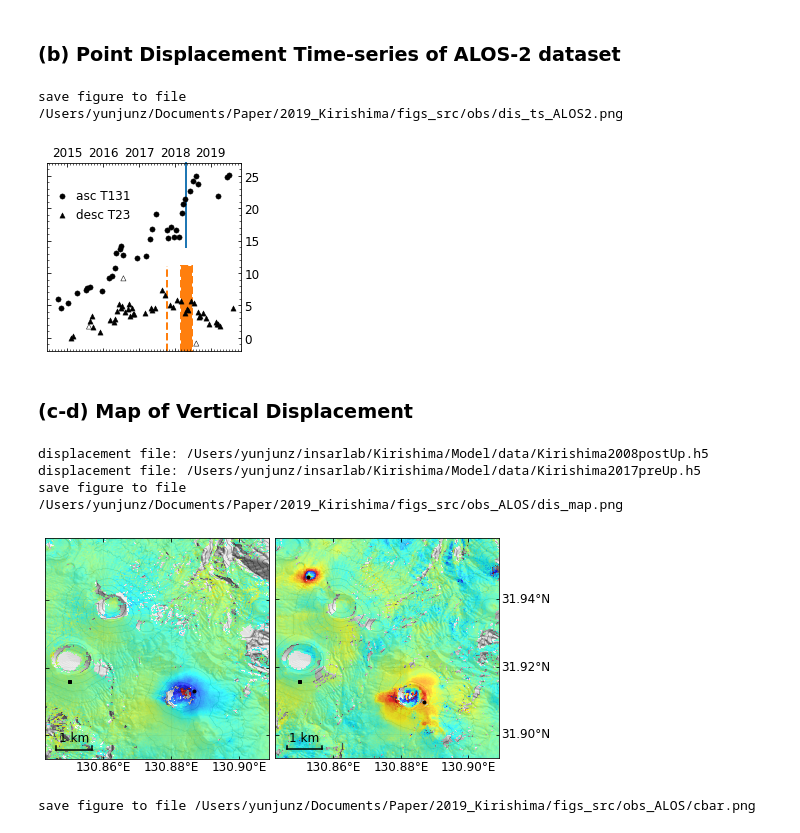
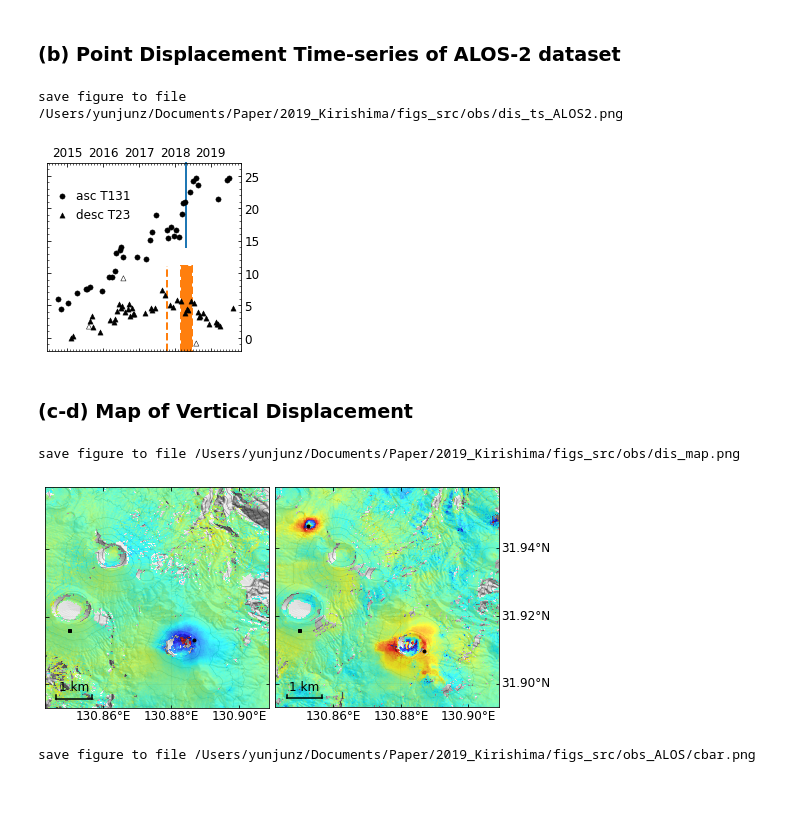
Before and after one commit to geodesymiami/2021-Kirishima, a Jupyter notebook: Fig_2_observations.ipynb, the cells around one changed output. Cells and saved outputs as stored; diff of their text form; code cells hidden in the pictures; blank space fills up the shorter version.

```diff
--- a/Fig_2_observations.ipynb
+++ b/Fig_2_observations.ipynb
@@ -144,8 +102,8 @@ save figure to file /Users/yunjunz/Documents/Paper/2019_Kirishima/figs_src/obs/d
 # %% [markdown]
 ### (b) Point Displacement Time-series of ALOS-2 dataset
 # %%
-ts_file_D = os.path.expanduser('~/insarlab/Kirishima/KirishimaAlos2DT23/mintpy_all/timeseries_ERA5_ramp_demErr.h5')
-ts_file_A = os.path.expanduser('~/insarlab/Kirishima/KirishimaAlos2AT131/mintpy_all/timeseries_ERA5_ramp_demErr.h5')
+ts_file_D = os.path.expanduser('~/insarlab/Kirishima/KirishimaAlos2DT23/mintpyAll/timeseries_ERA5_ramp_demErr.h5')
+ts_file_A = os.path.expanduser('~/insarlab/Kirishima/KirishimaAlos2AT131/mintpyAll/timeseries_ERA5_ramp_demErr.h5')
 
 fig, ax = plt.subplots(nrows=1, ncols=1, figsize=[3.0, 2.9])
 plot_point_displacement_timeseries(ax, ts_file_A, lalo_list[2], offset=6, marker='o', label='asc T131')
@@ -158,39 +116,47 @@ ax.axvline(x=e_date, ymax=0.45,
 
 e_dates = ptime.date_list2vector(['20180301', '20180627'])[0]
 ax.axvspan(xmin=e_dates[0], xmax=e_dates[1], ymax=0.45,
            color=pp.mplColors[1], linestyle='--', linewidth=2, zorder=0, clip_on=False)
 
 e_date = ptime.date_list2vector(['20180426'])[0]
 ax.axvline(x=e_date, ymin=0.55,
            color=pp.mplColors[0], linestyle='-', linewidth=2, zorder=0, clip_on=False)
 
 # axes format
 ax.set_xlim(dt(2014, 6, 5), dt(2019, 11, 5))
 ax.set_ylim([-2, 27])
 ax.xaxis.tick_top()
 ax.xaxis.set_label_position("top")
 ax.yaxis.tick_right()
 ax.yaxis.set_label_position('right')
 ax.tick_params(which='both', direction='in', labelsize=font_size, bottom=True, top=True, left=True, right=True)
 ax.xaxis.set_minor_locator(mdates.MonthLocator())
 ax.yaxis.set_minor_locator(ticker.AutoMinorLocator())
 ax.yaxis.set_major_locator(ticker.MultipleLocator(5))
 #ax.set_ylabel('LOS displacement [cm]', fontsize=font_size, y=0.45)
 fig.subplots_adjust(wspace=0.18, left=0.05, right=0.95, top=0.95, bottom=0.05)
 ax.legend(loc='upper left', bbox_to_anchor=(-0.02, 0.90), frameon=False, borderaxespad=0.2, handletextpad=0.2, fontsize=12)
 
 # output
 out_file = os.path.abspath('dis_ts_ALOS2.png')
-plt.savefig(out_file, bbox_inches='tight', transparent=False, dpi=fig_dpi)
+#plt.savefig(out_file, bbox_inches='tight', transparent=False, dpi=fig_dpi)
 print('save figure to file', out_file)
 plt.show()
 # %% [output]
 save figure to file /Users/yunjunz/Documents/Paper/2019_Kirishima/figs_src/obs/dis_ts_ALOS2.png
-[figure, old version]
+[figure, new version]
 # %% [markdown]
 ### (c-d) Map of Vertical Displacement
 # %%
+## horz / vert files
+model_dir = os.path.expanduser('~/insarlab/Kirishima/Model/data')
+models = ['Kirishima2008post',
+          'Kirishima2017pre',
+          'Kirishima2017post']
+hv_files = [os.path.join(model_dir, '{}.h5'.format(model)) for model in models]
+
 # view.py options
+dem_file = os.path.expanduser('~/insarlab/Kirishima/DEM/gsi10m.dem.wgs84')
 opt = ' --sub-lat {s} {n} --sub-lon {w} {e} '.format(s=S, n=N, w=W, e=E)
 opt += ' --dem {}  --contour-step 100 --contour-smooth 0.0 --shade-az 45 '.format(dem_file)
 opt += ' -c jet --wrap --wrap-range -5 5 -u cm '
@@ -199,12 +165,10 @@ opt += ' --scalebar 0.2 0.13 0.04 --scalebar-pad 0.05 --noverbose '
 
 fig, axs = plt.subplots(nrows=1, ncols=2, figsize=[7, 4])
 
-fnames = up_files
 lalo_locs = ['0 0 0 1', '0 1 0 1']
 for i in range(2):
     ax = axs[i]
-    print('displacement file: {}'.format(fnames[i]))
-    cmd = 'view.py {f} {o} --lalo-loc {l} '.format(f=fnames[i], o=opt, l=lalo_locs[i])
+    cmd = 'view.py {f} vertical {o} --lalo-loc {l} '.format(f=hv_files[i], o=opt, l=lalo_locs[i])
     data, atr, inps = view.prep_slice(cmd)
     ax, inps, im, cbar = view.plot_slice(ax, data, atr, inps)
 
@@ -230,13 +194,11 @@ fig.subplots_adjust(wspace=0.03, left=0.05, right=0.95, top=0.95, bottom=0.05)
 
 # output
 out_file = os.path.abspath('dis_map.png')
-plt.savefig(out_file, bbox_inches='tight', transparent=True, dpi=fig_dpi)
+#plt.savefig(out_file, bbox_inches='tight', transparent=True, dpi=fig_dpi)
 print('save figure to file', out_file)
 plt.show()
 # %% [output]
-displacement file: /Users/yunjunz/insarlab/Kirishima/Model/data/Kirishima2008postUp.h5
-displacement file: /Users/yunjunz/insarlab/Kirishima/Model/data/Kirishima2017preUp.h5
-save figure to file /Users/yunjunz/Documents/Paper/2019_Kirishima/figs_src/obs_ALOS/dis_map.png
+save figure to file /Users/yunjunz/Documents/Paper/2019_Kirishima/figs_src/obs/dis_map.png
 [figure]
 # %%
 # colorbar
```
Also changed, not shown: parts of 2 cells of this notebook.
